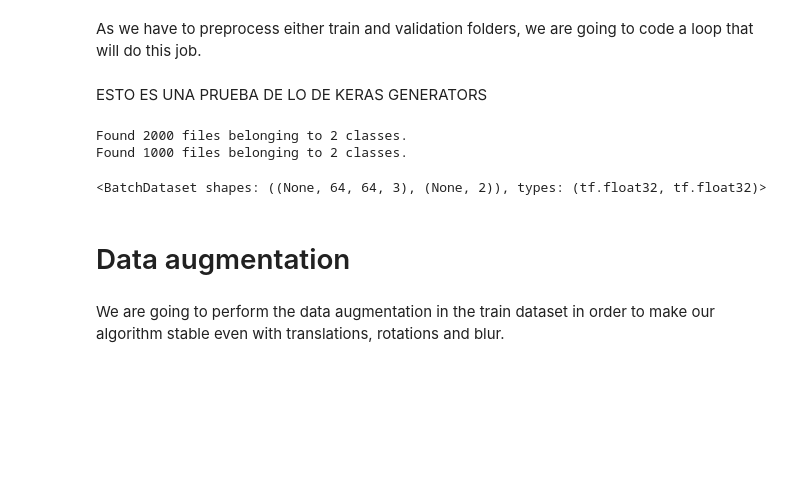
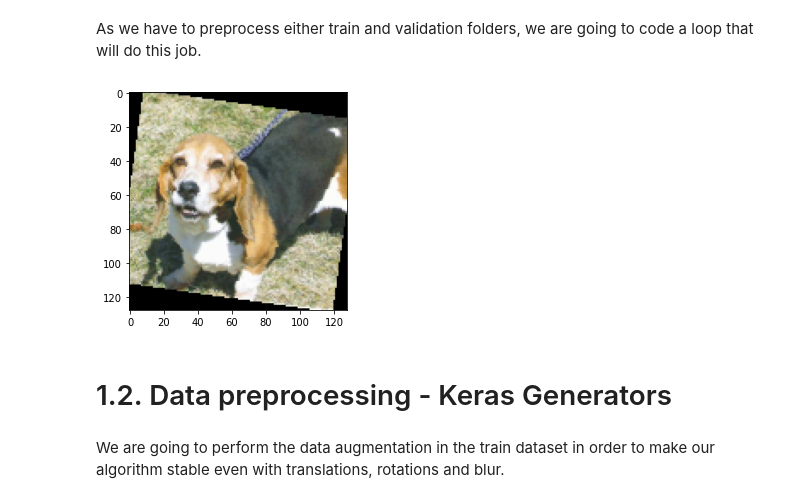
Before and after one commit to anaacapilla/MIA3, a Jupyter notebook: Copy_of_Ejercicio_Jumanji.ipynb, the cells around one changed output. Saved outputs shown, nothing was run; the diff lists cells and outputs as text; code cells hidden in the pictures; blank space fills up the shorter version.

```diff
--- a/Copy_of_Ejercicio_Jumanji.ipynb
+++ b/Copy_of_Ejercicio_Jumanji.ipynb
@@ -52,7 +58,7 @@ For this purpose we are going to use two functions developed in previous noteboo
 
 Once this is done, the preprocessed data will be stored in a new folder called `preprocessed_dataset`.
 # %%
-def change_resolution(self,img,n):
+def change_resolution(img,n):
   width, height = img.size
   aspect_relatio = height/width
   if height > width:
@@ -90,3 +96,8 @@ def padding(img,n):
   img_padded = Image.fromarray(padded_img)
 
   return img_padded
+# %%
+def random_rotation(img, max):
+  angle = random.randint(-max,max)
+  rotated_img = img.rotate(angle)
+  return rotated_img
@@ -97,37 +110,20 @@ original_paths = ["train/cats", "train/dogs","validation/cats","validation/dogs"
 # %%
 for item in tqdm(original_paths):
   preprocess_path = f"preprocessed_dataset/{item}"
   os.makedirs(preprocess_path, exist_ok=True)
   files = os.listdir(f"cats_and_dogs_filtered/{item}")
   for file_ in files:
     path = os.path.join(f"cats_and_dogs_filtered/{item}", file_)
     img = Image.open(path)
     resized_img = change_resolution(img, 128)
     padded_img = padding(resized_img, 128)
+    rotated_img = random_rotation(padded_img,30)
     save_path = os.path.join(preprocess_path, file_)
-    padded_img.save(save_path)
+    rotated_img.save(save_path)
+# %% [output]
+[figure, added]
-# %% [markdown]
-ESTO ES UNA PRUEBA DE LO DE KERAS GENERATORS
-# %%
-train_generator = keras.preprocessing.image_dataset_from_directory("cats_and_dogs_filtered/train",
-                                                                   batch_size=32,
-                                                                   image_size=(64,64),
-                                                                   crop_to_aspect_ratio=True,
-                                                                   label_mode="categorical")
-validation_generator = keras.preprocessing.image_dataset_from_directory("cats_and_dogs_filtered/validation",
-                                                                   batch_size=32,
-                                                                   image_size=(64,64),
-                                                                   crop_to_aspect_ratio=True,
-                                                                   label_mode="categorical")
-# %% [output]
-Found 2000 files belonging to 2 classes.
-Found 1000 files belonging to 2 classes.
-# %%
-train_generator
-# %% [output]
-<BatchDataset shapes: ((None, 64, 64, 3), (None, 2)), types: (tf.float32, tf.float32)>
-# %% [markdown]
-# Data augmentation
+# %% [markdown]
+# 1.2. Data preprocessing - Keras Generators
 # %% [markdown]
 We are going to perform the data augmentation in the train dataset in order to make our algorithm stable even with translations, rotations and blur.
 # %%
```
Also changed, not shown: parts of 11 cells of this notebook.
